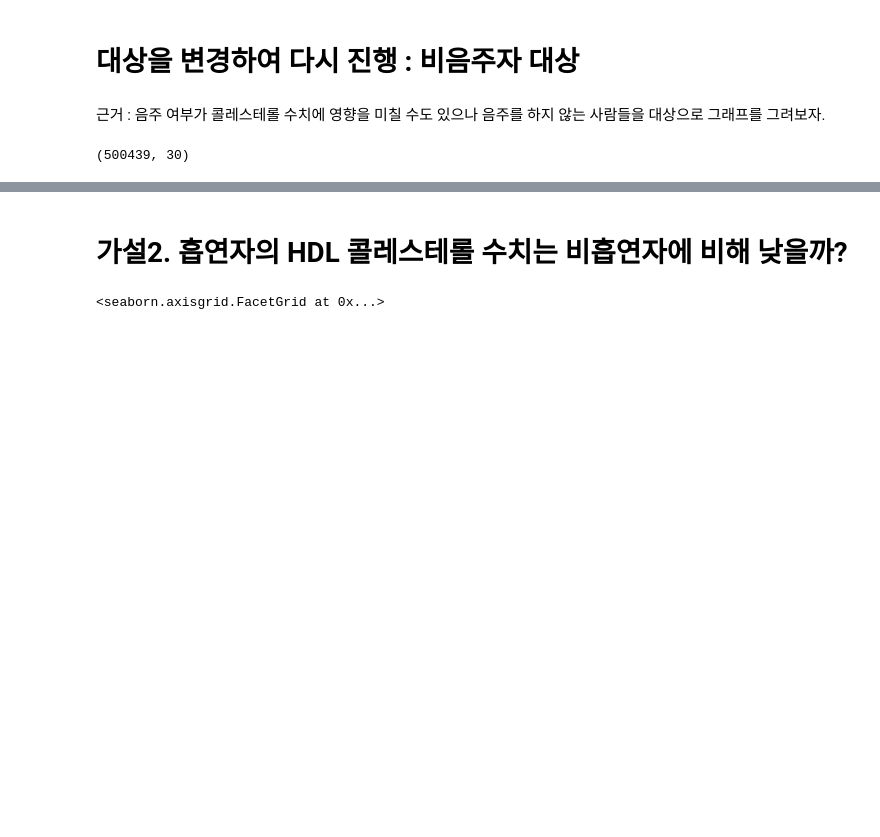
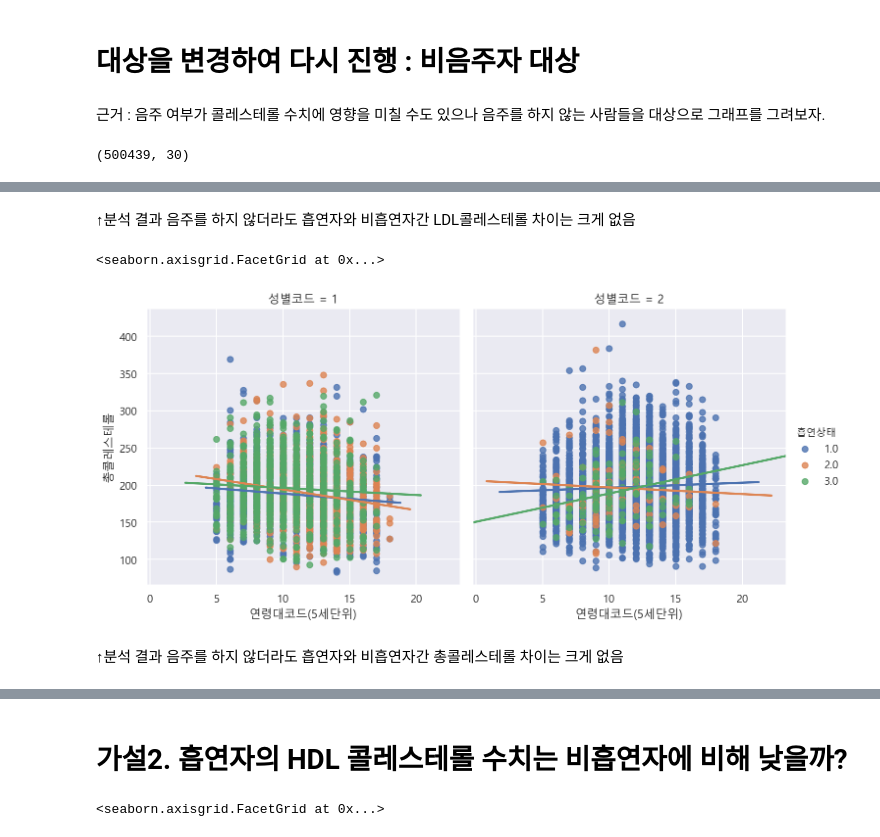
Before and after one commit to iamjinuk/bigman, a Jupyter notebook: 데이터 분석 연습 - 건강검진 정보 분석 ①.ipynb, the cells around one changed output, grey strips where cells are left out. Drawn from its saved outputs; the diff is of its cells as text; code cells hidden in the pictures; blank space fills up the shorter version.

```diff
--- a/데이터 분석 연습 - 건강검진 정보 분석 ①.ipynb
+++ b/데이터 분석 연습 - 건강검진 정보 분석 ①.ipynb
@@ -311,0 +304,9 @@ df_nonalcohol_LDL = df_nonalcohol[df_nonalcohol['LDL콜레스테롤'] < 400]
+# %% [markdown]
+↑분석 결과 음주를 하지 않더라도 흡연자와 비흡연자간 LDL콜레스테롤 차이는 크게 없음
+# %%
+sns.lmplot(data=df_nonalcohol_sample, x='연령대코드(5세단위)', y='총콜레스테롤', ci=None, hue='흡연상태', col='성별코드')
+# %% [output]
+<seaborn.axisgrid.FacetGrid at 0x...>
+[figure, added]
+# %% [markdown]
+↑분석 결과 음주를 하지 않더라도 흡연자와 비흡연자간 총콜레스테롤 차이는 크게 없음
```
Also changed, not shown: parts of 15 cells of this notebook.
